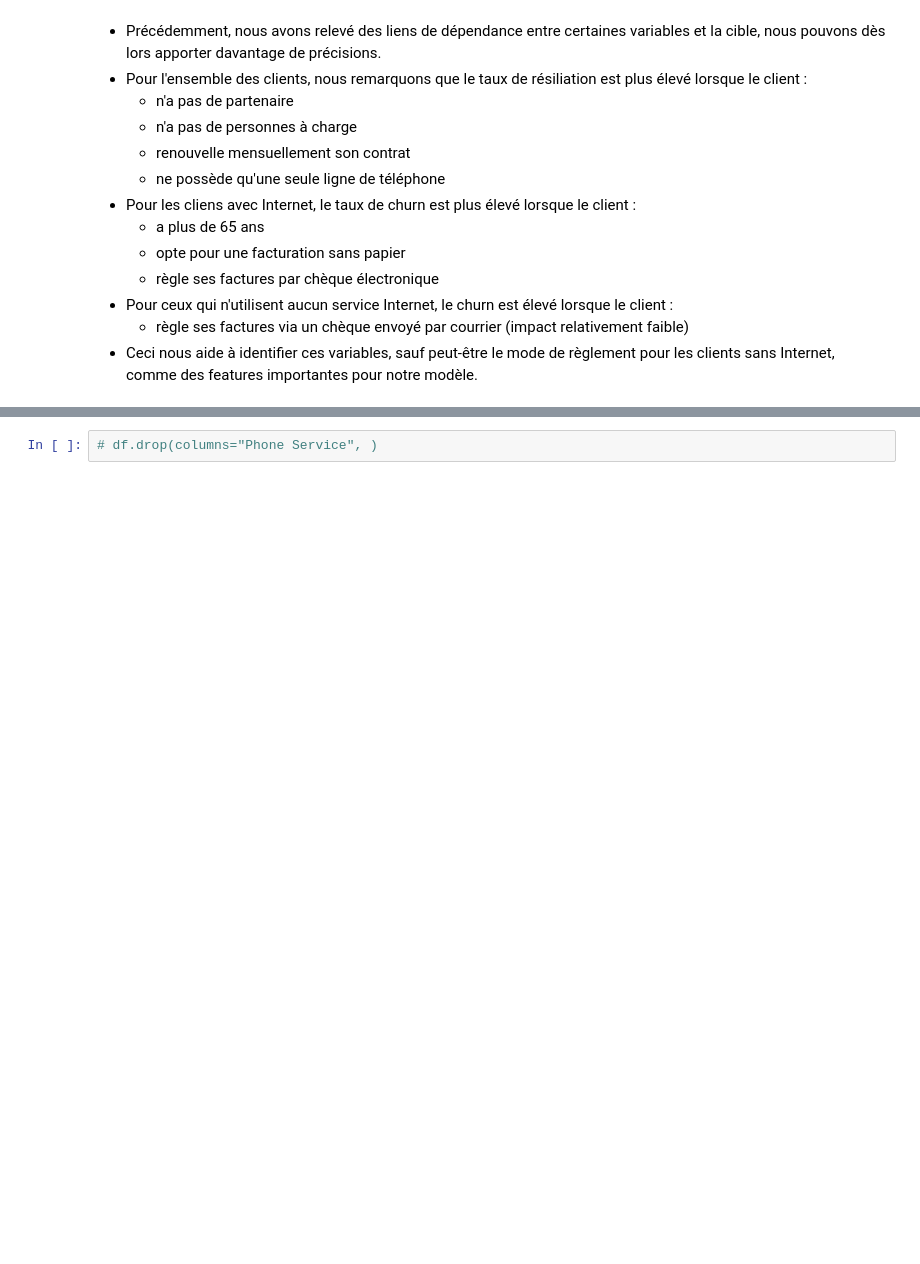
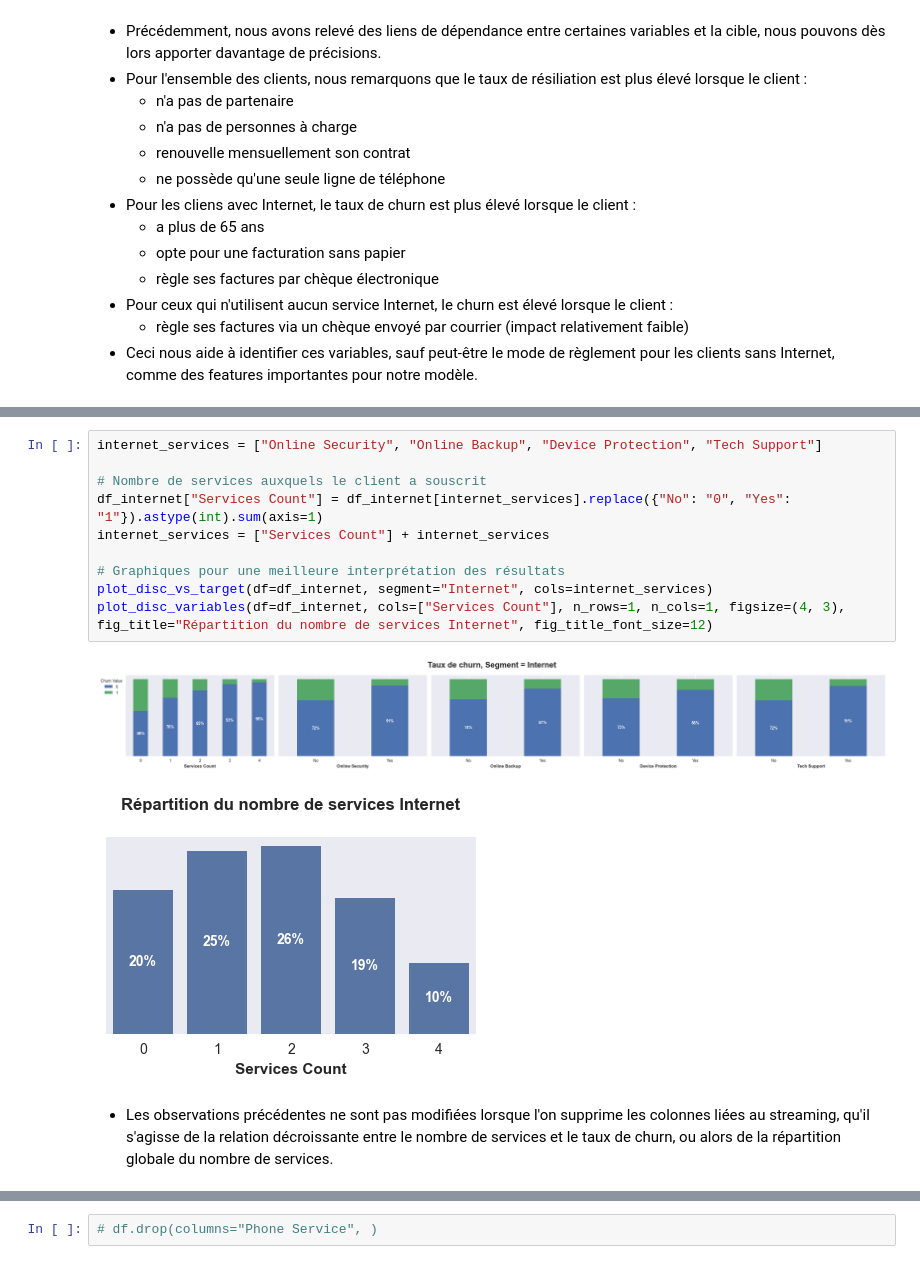
Before and after one commit to bryantchakote/churn-services-numeriques, a Jupyter notebook: work.ipynb, the cells around one changed output, grey strips where cells are left out. Saved outputs shown, nothing was run; the diff lists cells and outputs as text; blank space fills up the shorter version.

```diff
--- a/work.ipynb
+++ b/work.ipynb
@@ -321,0 +384,15 @@ Taux de churn :
+# %%
+internet_services = ["Online Security", "Online Backup", "Device Protection", "Tech Support"]
+
+# Nombre de services auxquels le client a souscrit
+df_internet["Services Count"] = df_internet[internet_services].replace({"No": "0", "Yes": "1"}).astype(int).sum(axis=1)
+internet_services = ["Services Count"] + internet_services
+
+# Graphiques pour une meilleure interprétation des résultats
+plot_disc_vs_target(df=df_internet, segment="Internet", cols=internet_services)
+plot_disc_variables(df=df_internet, cols=["Services Count"], n_rows=1, n_cols=1, figsize=(4, 3), fig_title="Répartition du nombre de services Internet", fig_title_font_size=12)
+# %% [output]
+[figure, added]
+[figure, added]
+# %% [markdown]
+- Les observations précédentes ne sont pas modifiées lorsque l'on supprime les colonnes liées au streaming, qu'il s'agisse de la relation décroissante entre le nombre de services et le taux de churn, ou alors de la répartition globale du nombre de services.
```
Also changed, not shown: parts of 19 cells of this notebook.
